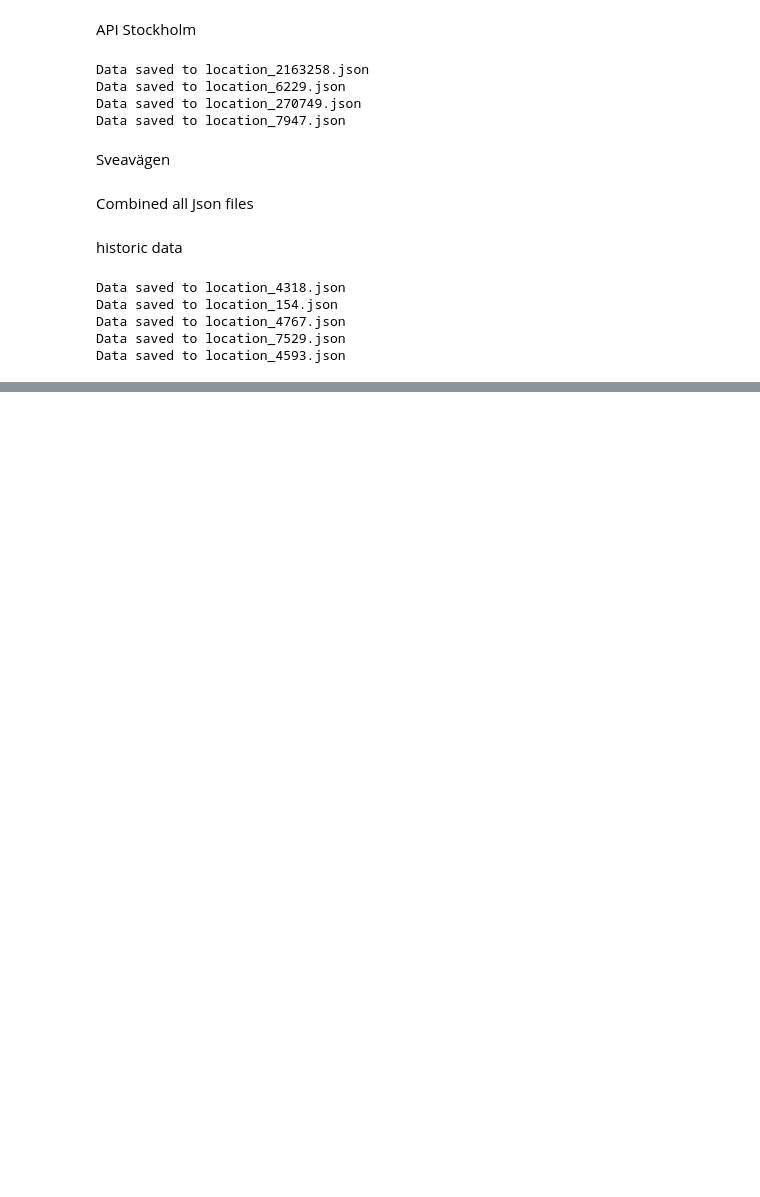
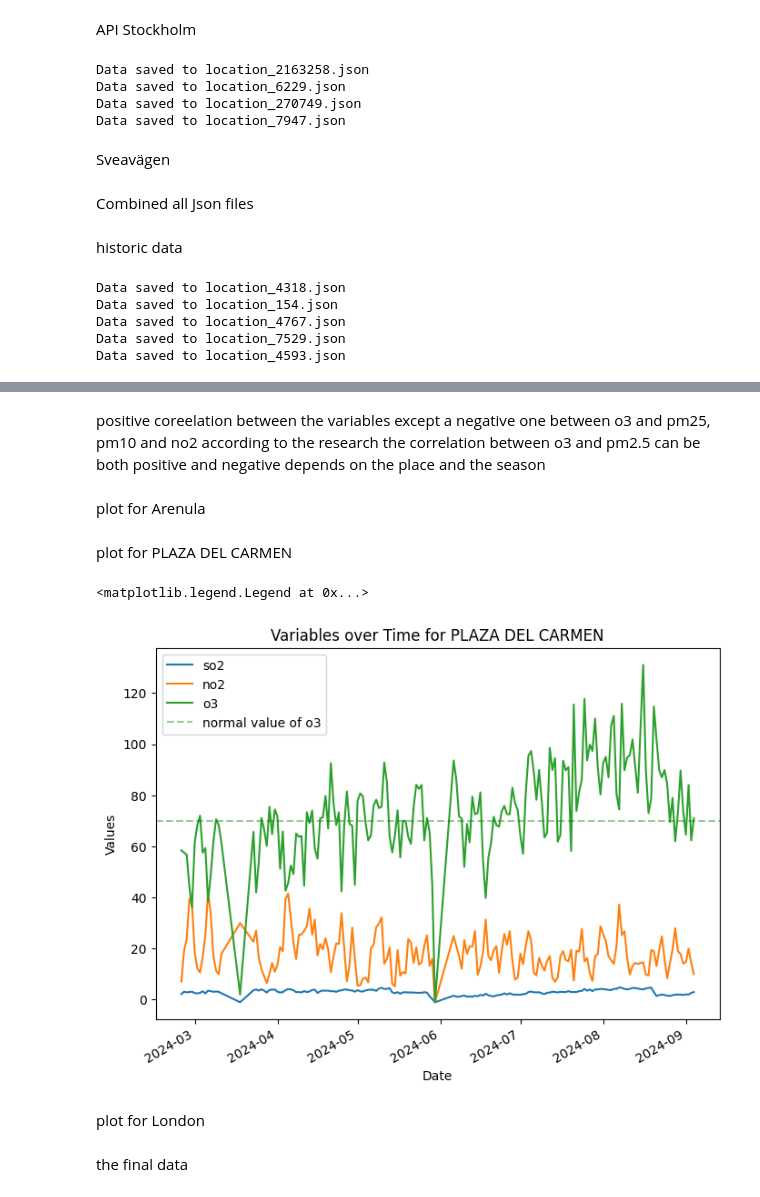
Before and after one commit to aceforvald/pollution_solution, a Jupyter notebook: khaled/api.ipynb, the cells around one changed output, grey strips where cells are left out. Cells and saved outputs as stored; diff of their text form; code cells hidden in the pictures; blank space fills up the shorter version.

```diff
--- a/khaled/api.ipynb
+++ b/khaled/api.ipynb
@@ -290,0 +262,6 @@ print(df_from_csv.head())
+# %%
+numeric_columns = ['pm2.5', 'pm10', 'so2', 'no2', 'o3']
+daily_averages = df.groupby(['location name', 'day'])[numeric_columns].mean().reset_index()
+
+
+print(daily_averages)
@@ -290,0 +290,7 @@ print(df_from_csv.head())
+# %%
+df = daily_averages
+grouped_data = df.drop(columns=['day']).groupby('location name').mean()
+# %%
+
+df.fillna(df.mean(numeric_only=True), inplace=True)
+print(df.describe())
@@ -290,0 +327,5 @@ print(df_from_csv.head())
+# %% [markdown]
+positive coreelation between the variables except a negative one between o3 and pm25, pm10 and no2
+according to the research the correlation between o3 and pm2.5 can be both positive and negative depends on the place and the season
+# %% [markdown]
+plot for Arenula
@@ -290,0 +356,39 @@ print(df_from_csv.head())
+# %% [markdown]
+plot for PLAZA DEL CARMEN
+# %%
+
+df['day'] = pd.to_datetime(df['day'])
+location = 'PLAZA DEL CARMEN'
+location_data = df[df['location name'] == location]
+
+# Set 'day' as the index for better plotting
+location_data = location_data.set_index('day')
+location_data = location_data.sort_index()
+
+# Drop non-numeric columns (like 'location name') for clearer plotting
+location_data = location_data.drop(columns=['location name','pm2.5','pm10'])
+
+# Plot all columns for this location
+ax = location_data.plot(figsize=(8, 6))
+
+# Define a custom value for the horizontal line (unrelated to the data)
+custom_value = 70  # You can change this value to whatever you want
+
+
+# Add a customized horizontal line at the custom value, with transparency (alpha) set to 0.5
+plt.axhline(y=custom_value, color='green', linestyle='--', alpha=0.4, label=f'normal value')
+plt.axhline(y=custom_value, color='green', linestyle='--', alpha=0.4, label=f'normal value')
+
+
+# Add labels and title
+plt.title(f'Variables over Time for {location}')
+plt.xlabel('Date')
+plt.ylabel('Values')
+
+# Add a legend to indicate the custom line
+plt.legend()
+# %% [output]
+<matplotlib.legend.Legend at 0x...>
+[figure, added]
+# %% [markdown]
+plot for London
@@ -290,0 +427,2 @@ print(df_from_csv.head())
+# %% [markdown]
+the final data
```
Also changed, not shown: parts of 13 cells of this notebook, 15 other files.
